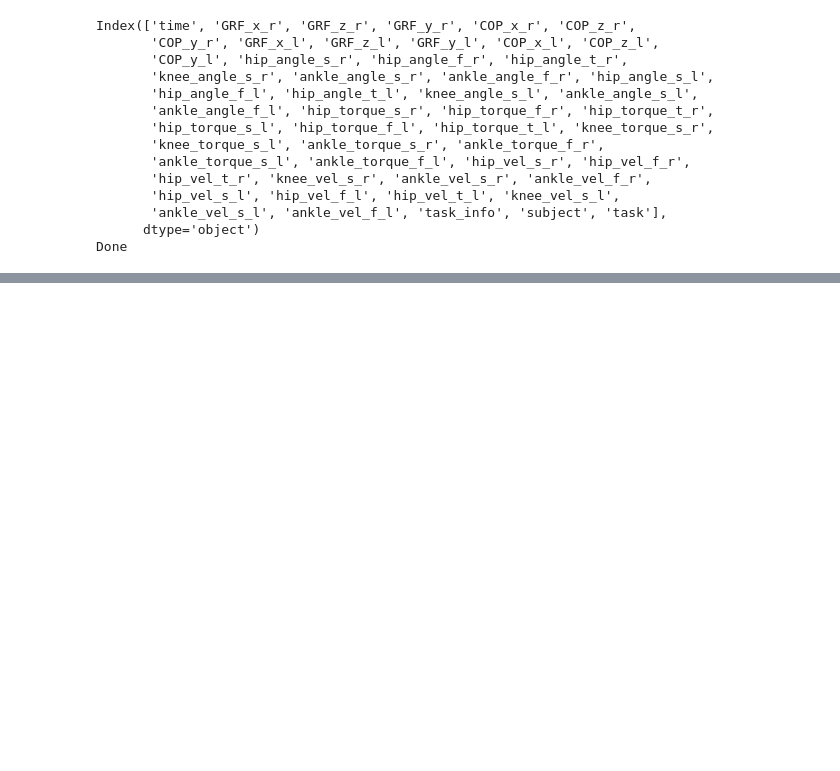
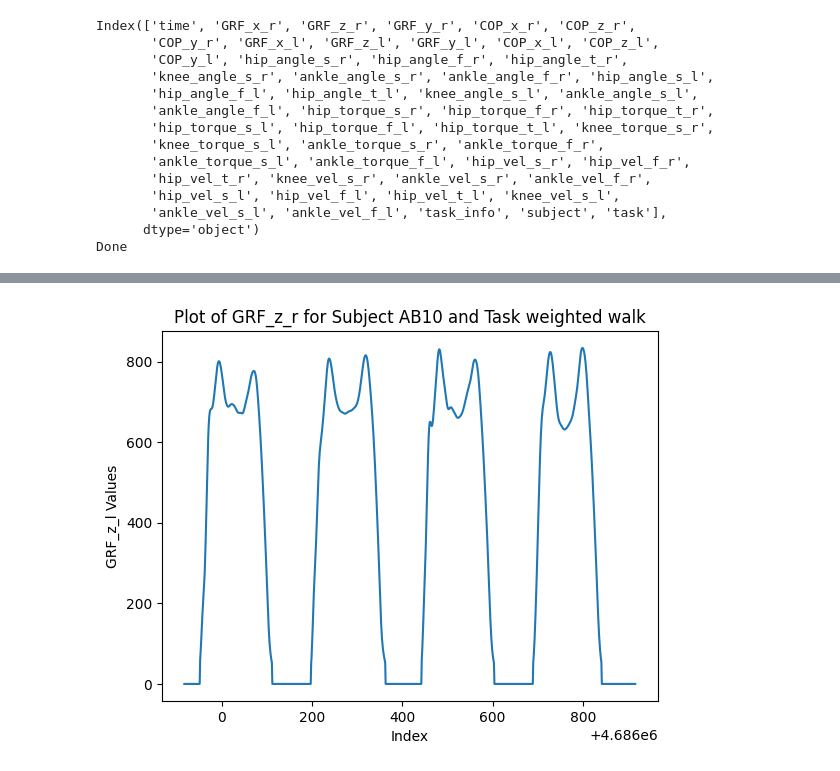
Before and after one commit to jmontp/LocoHub, a Jupyter notebook: Gtech_2023/Gtechalltoparquet.ipynb, the cells around one changed output, grey strips where cells are left out. Cells and saved outputs as stored; diff of their text form; code cells hidden in the pictures; blank space fills up the shorter version.

```diff
--- a/Gtech_2023/Gtechalltoparquet.ipynb
+++ b/Gtech_2023/Gtechalltoparquet.ipynb
@@ -395,0 +378,13 @@ print(df)
+# %%
+df = pd.read_parquet('gtech_2023_time.parquet')
+# %%
+filtered_df = df[(df['subject'] == 'Gtech_2023_AB10') & (df['task'] == 'weighted_walk')]
+
+# Plot the column COP_z_r
+plt.plot(filtered_df['GRF_z_l'][0:1000])
+plt.xlabel('Index')
+plt.ylabel('GRF_z_l Values')
+plt.title('Plot of GRF_z_r for Subject AB10 and Task weighted walk')
+plt.show()
+# %% [output]
+[figure, added]
```
Also changed, not shown: parts of 4 cells of this notebook.
